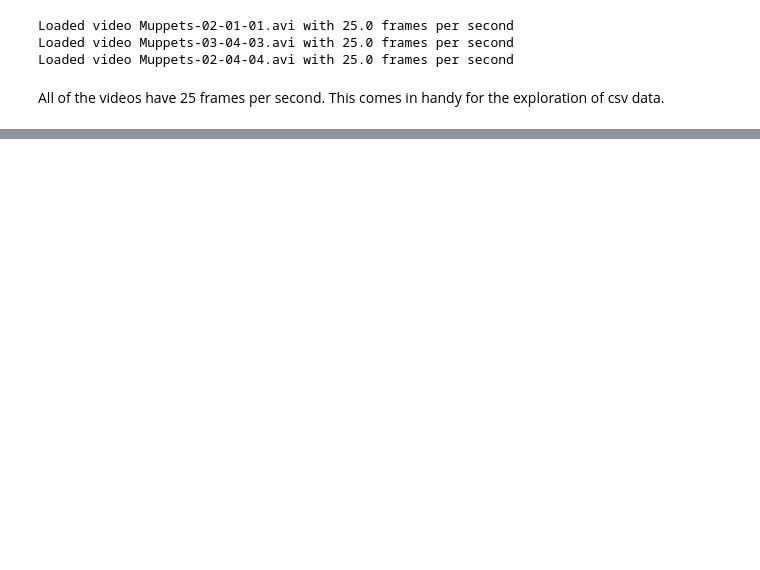
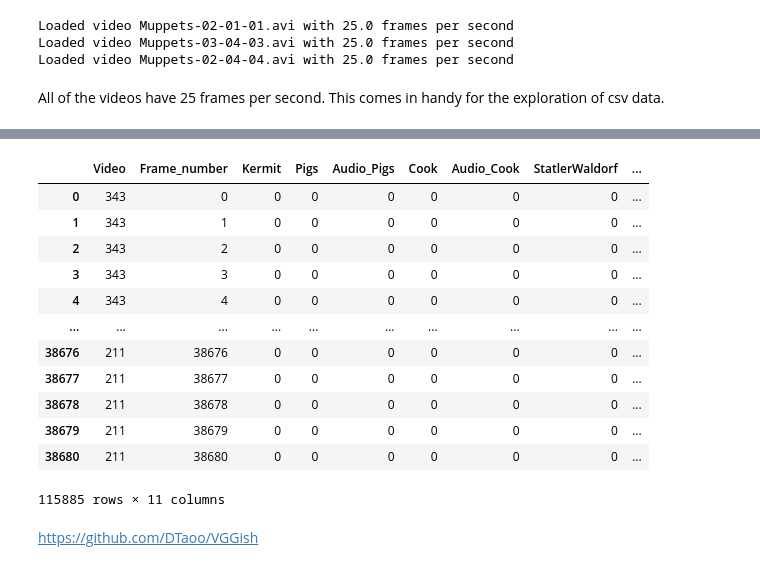
Before and after one commit to mjhof/similarity-modeling, a Jupyter notebook: notebooks/audio-based-deep-learning.ipynb, the cells around one changed output, grey strips where cells are left out. Cells and saved outputs as stored; diff of their text form; code cells hidden in the pictures; blank space fills up the shorter version.

```diff
--- a/notebooks/audio-based-deep-learning.ipynb
+++ b/notebooks/audio-based-deep-learning.ipynb
@@ -129,0 +171,38 @@ Length: 1547.24 seconds
+# %%
+map_code_to_file = {
+    211: "02-01-01",
+    244: "02-04-04",
+    343: "03-04-03"
+}
+
+AUDIO_PATH = '../data/audio/'
+os.makedirs(AUDIO_PATH, exist_ok=True)
+
+
+for code in df_gt['Video'].unique():
+    fname_in = f"Muppets-{map_code_to_file[code]}.avi"
+    fname_out = f"Muppets-{map_code_to_file[code]}.wav"
+    command2wav = f"ffmpeg -i {os.path.join(VIDEO_PATH, fname_in)} {os.path.join(AUDIO_PATH, fname_out)}"
+    os.system(command2wav)
+
+    gt_df.loc[gt_df['Video'] == code, 'fname_audio'] = fname_out # save audio filename to data frame
+
+    #audio_in = AudioSegment.from_file(os.path.join(VIDEO_PATH, fname_in), format="avi")
+
+
+
+    print(f"Converted {fname_in} to {fname_out}")
+
+
+
+#def extract_audio(self, filename):
+#        try:
+#            out, err = (
+#                ffmpeg
+#                .input(filename)
+#                .output('-', format='f32le', acodec='pcm_f32le', ac=1, ar='44100')
+#                .run(cmd=self.cmd, capture_stdout=True, capture_stderr=True)
+#            )
+#        except Error as err:
+#            print(err.stderr)
+#            raise
@@ -129,0 +273,18 @@ Length: 1547.24 seconds
+# %%
+gt_df
+# %% [output]
+|  | Video | Frame_number | Kermit | Pigs | Audio_Pigs | Cook | Audio_Cook | StatlerWaldorf | ... |
+| 0 | 343 | 0 | 0 | 0 | 0 | 0 | 0 | 0 | ... |
+| 1 | 343 | 1 | 0 | 0 | 0 | 0 | 0 | 0 | ... |
+| 2 | 343 | 2 | 0 | 0 | 0 | 0 | 0 | 0 | ... |
+| 3 | 343 | 3 | 0 | 0 | 0 | 0 | 0 | 0 | ... |
+| 4 | 343 | 4 | 0 | 0 | 0 | 0 | 0 | 0 | ... |
+| ... | ... | ... | ... | ... | ... | ... | ... | ... | ... |
+| 38676 | 211 | 38676 | 0 | 0 | 0 | 0 | 0 | 0 | ... |
+| 38677 | 211 | 38677 | 0 | 0 | 0 | 0 | 0 | 0 | ... |
+| 38678 | 211 | 38678 | 0 | 0 | 0 | 0 | 0 | 0 | ... |
+| 38679 | 211 | 38679 | 0 | 0 | 0 | 0 | 0 | 0 | ... |
+| 38680 | 211 | 38680 | 0 | 0 | 0 | 0 | 0 | 0 | ... |
+115885 rows × 11 columns
+# %% [markdown]
+https://github.com/DTaoo/VGGish
```
Also changed, not shown: parts of 26 cells of this notebook, 1 other file.
